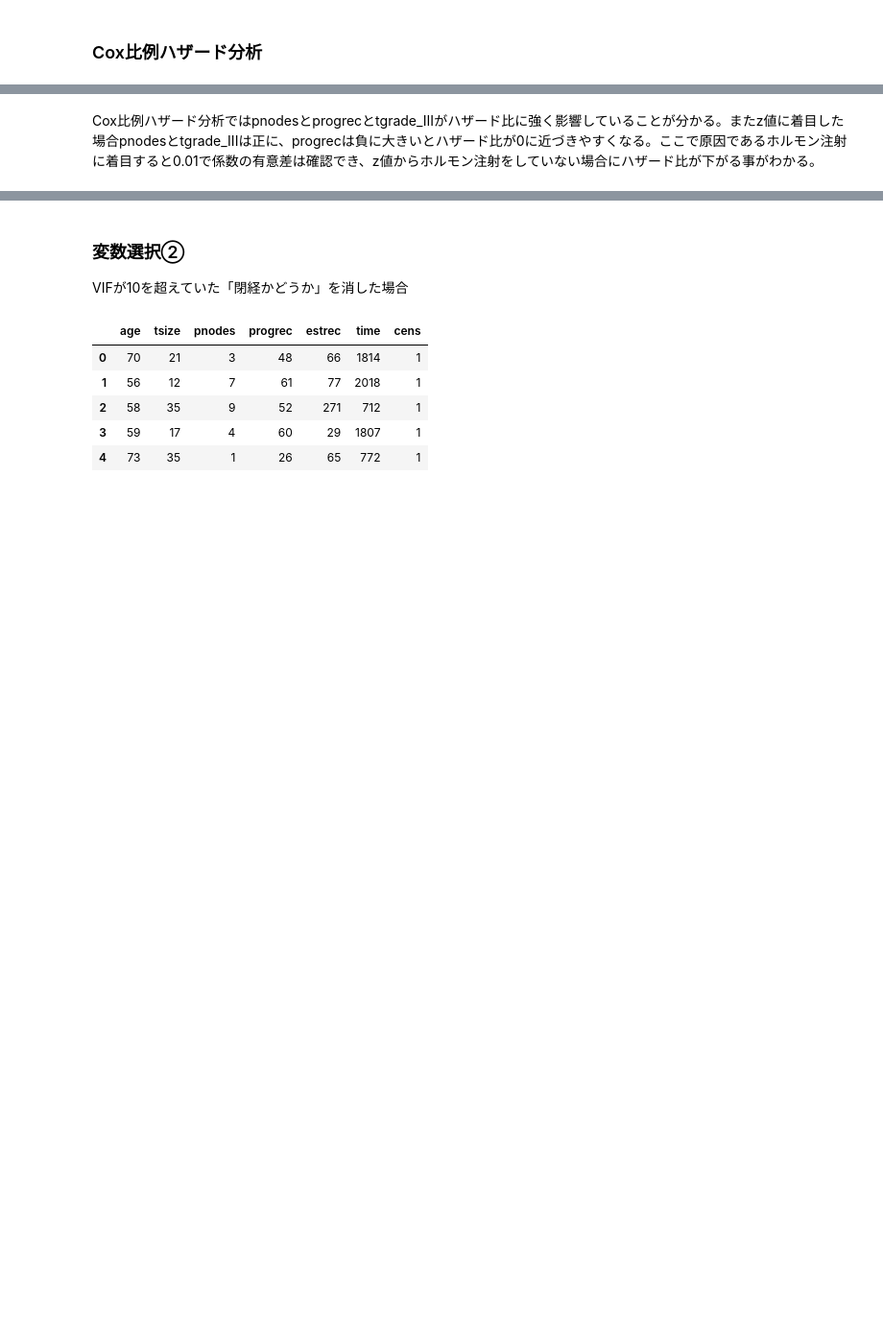
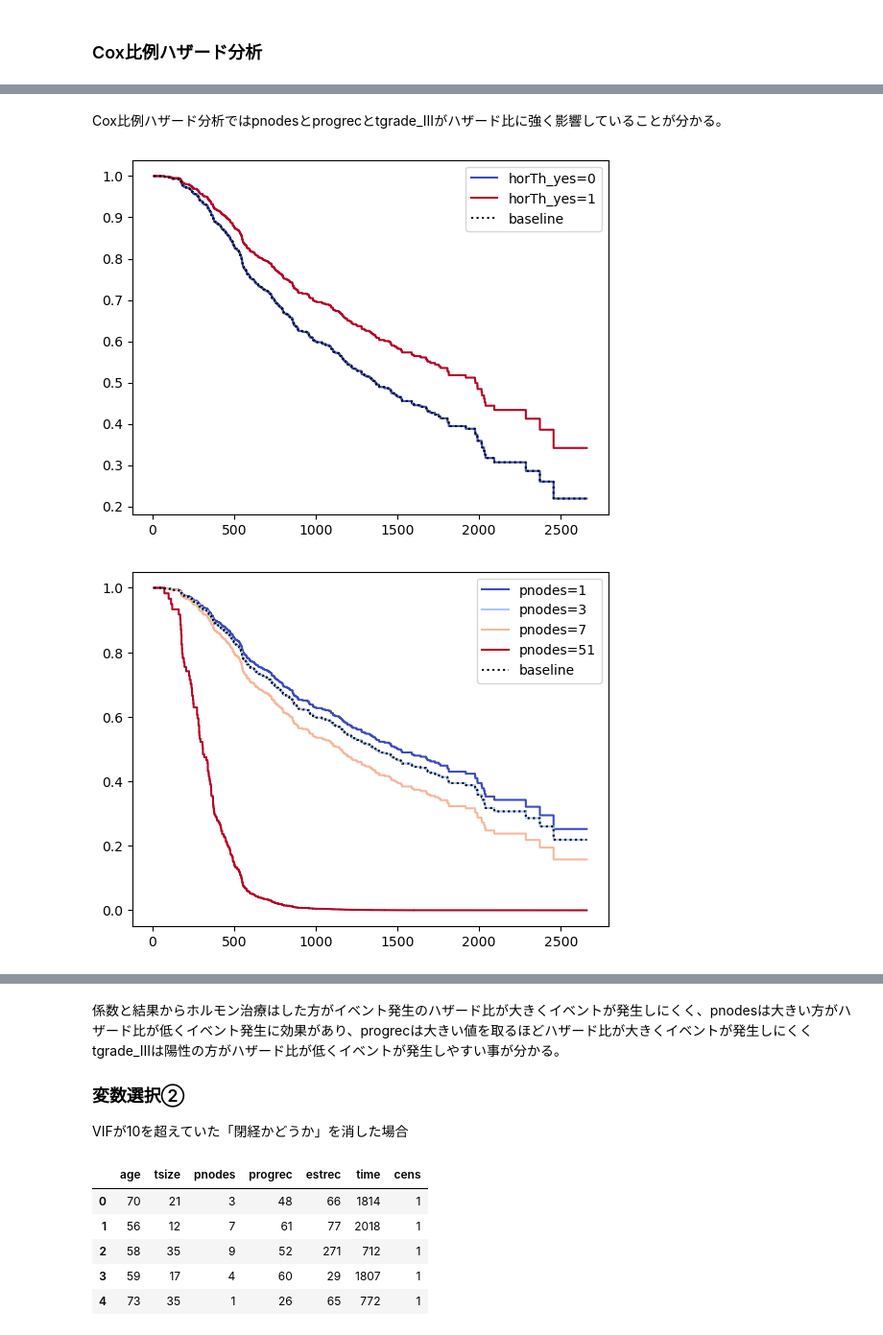
Before and after one commit to NTanaka1994/DataAnalysis, a Jupyter notebook: 使用データ/PBL_SUB.ipynb, the cells around one changed output, grey strips where cells are left out. Shown at 96% size. Cells and saved outputs as stored; diff of their text form; code cells hidden in the pictures; blank space fills up the shorter version.

```diff
--- a/使用データ/PBL_SUB.ipynb
+++ b/使用データ/PBL_SUB.ipynb
@@ -550,4 +550,16 @@ model3_1.print_summary()
 | log-likelihood ratio test | 104.75 on 9 df |
 | -log2(p) of ll-ratio test | 59.01 |
 # %% [markdown]
-Cox比例ハザード分析ではpnodesとprogrecとtgrade_IIIがハザード比に強く影響していることが分かる。またz値に着目した場合pnodesとtgrade_IIIは正に、progrecは負に大きいとハザード比が0に近づきやすくなる。ここで原因であるホルモン注射に着目すると0.01で係数の有意差は確認でき、z値からホルモン注射をしていない場合にハザード比が下がる事がわかる。
+Cox比例ハザード分析ではpnodesとprogrecとtgrade_IIIがハザード比に強く影響していることが分かる。
+# %%
+model3_1.plot_partial_effects_on_outcome(covariates="horTh_yes", values=[0, 1], cmap='coolwarm')
+plt.show()
+model3_1.plot_partial_effects_on_outcome(covariates="pnodes", values=[1, 3, 7, 51], cmap='coolwarm')
+plt.show()
+model3_1.plot_partial_effects_on_outcome(covariates="progrec", values=[0, 7, 32, 131.75, 2380], cmap='coolwarm')
+plt.show()
+model3_1.plot_partial_effects_on_outcome(covariates="tgrade_III", values=[0, 1], cmap='coolwarm')
+plt.show()
+# %% [output]
+[figure, added]
+[figure, added]
@@ -554,4 +568,6 @@ Cox比例ハザード分析ではpnodesとprogrecとtgrade_IIIがハザード比
 # %% [markdown]
+係数と結果からホルモン治療はした方がイベント発生のハザード比が大きくイベントが発生しにくく、pnodesは大きい方がハザード比が低くイベント発生に効果があり、progrecは大きい値を取るほどハザード比が大きくイベントが発生しにくくtgrade_IIIは陽性の方がハザード比が低くイベントが発生しやすい事が分かる。
+
 ### 変数選択②
 VIFが10を超えていた「閉経かどうか」を消した場合
 # %%
```
Also changed, not shown: parts of 19 cells of this notebook.
